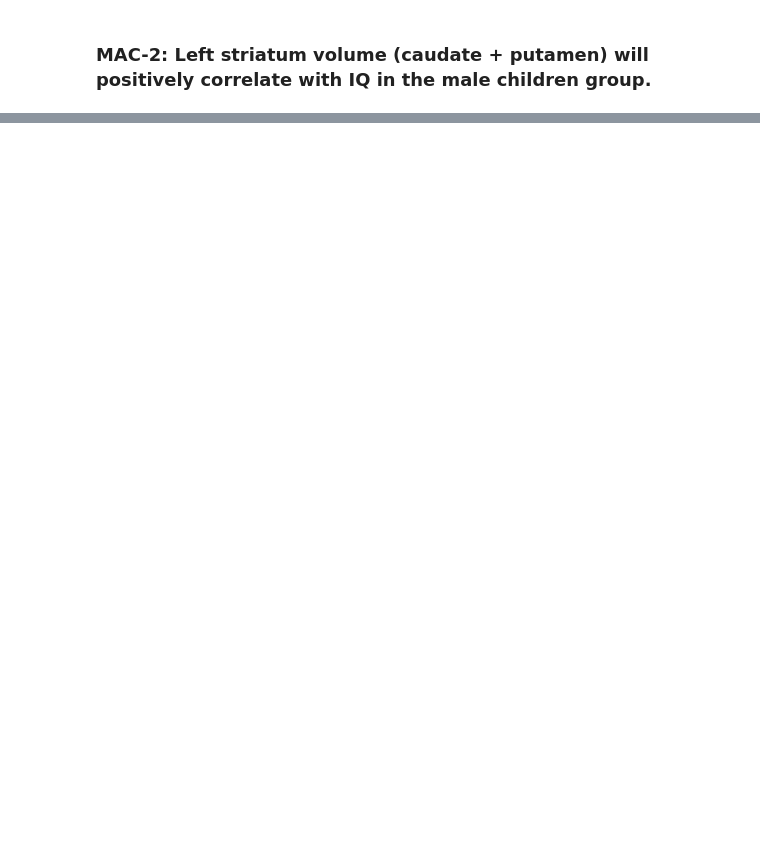
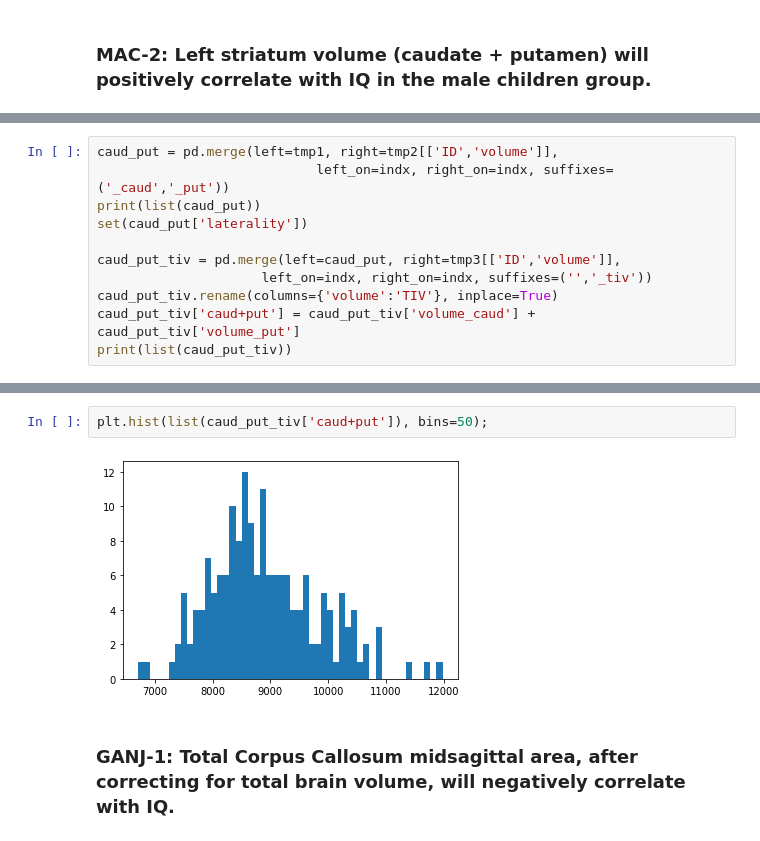
Before and after one commit to jbpoline/simple2_analysis, a Jupyter notebook: analysis-2.ipynb, the cells around one changed output, grey strips where cells are left out. Saved outputs shown, nothing was run; the diff lists cells and outputs as text; blank space fills up the shorter version.

```diff
--- a/analysis-2.ipynb
+++ b/analysis-2.ipynb
@@ -853,0 +891,11 @@ assert len(original_col_names) == len(set(original_col_names))
+# %%
+caud_put = pd.merge(left=tmp1, right=tmp2[['ID','volume']],
+                            left_on=indx, right_on=indx, suffixes=('_caud','_put'))
+print(list(caud_put))
+set(caud_put['laterality'])
+
+caud_put_tiv = pd.merge(left=caud_put, right=tmp3[['ID','volume']],
+                     left_on=indx, right_on=indx, suffixes=('','_tiv'))
+caud_put_tiv.rename(columns={'volume':'TIV'}, inplace=True)
+caud_put_tiv['caud+put'] = caud_put_tiv['volume_caud'] + caud_put_tiv['volume_put']
+print(list(caud_put_tiv))
@@ -853,0 +929,6 @@ assert len(original_col_names) == len(set(original_col_names))
+# %%
+plt.hist(list(caud_put_tiv['caud+put']), bins=50);
+# %% [output]
+[figure, added]
+# %% [markdown]
+### GANJ-1: Total Corpus Callosum midsagittal area, after correcting for total brain volume, will negatively correlate with IQ.
```
Also changed, not shown: parts of 69 cells of this notebook.
